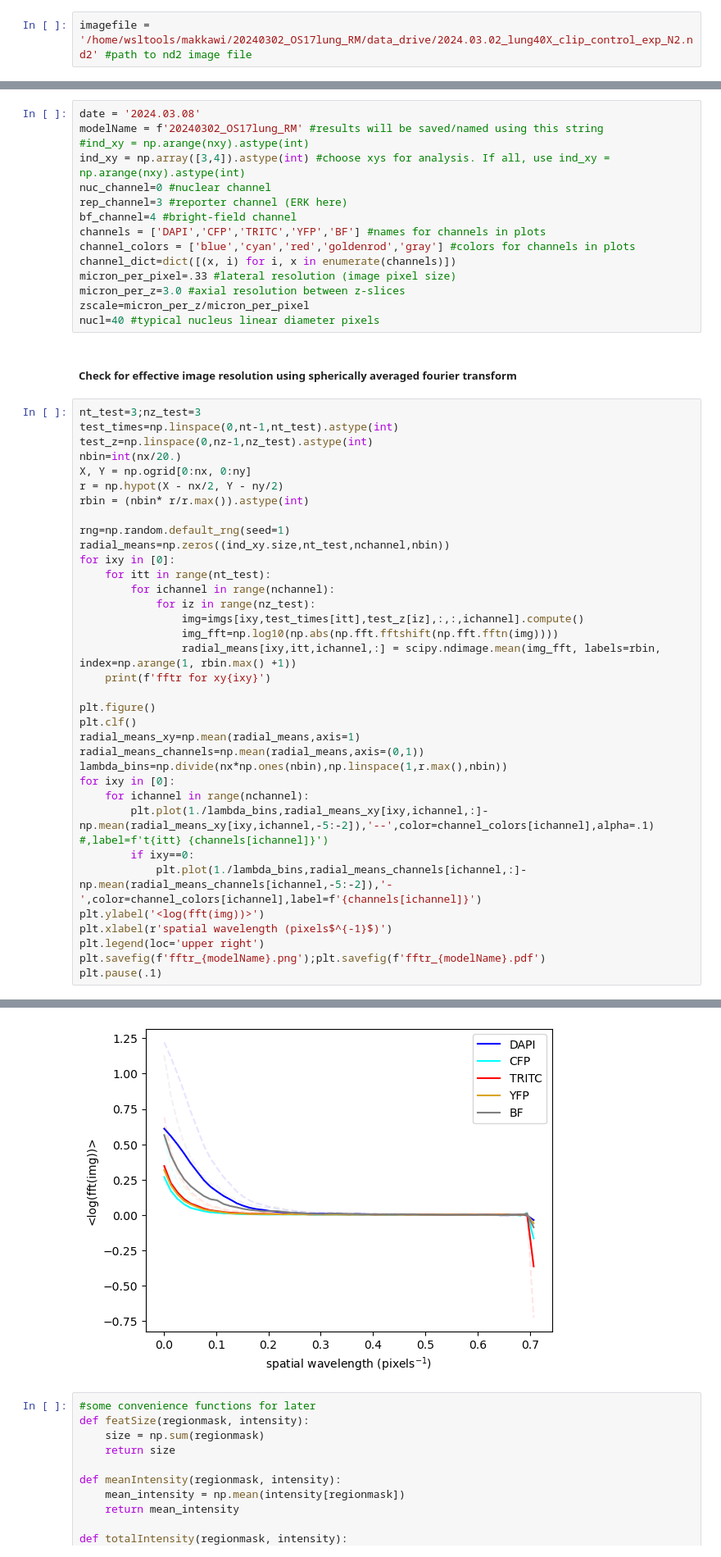
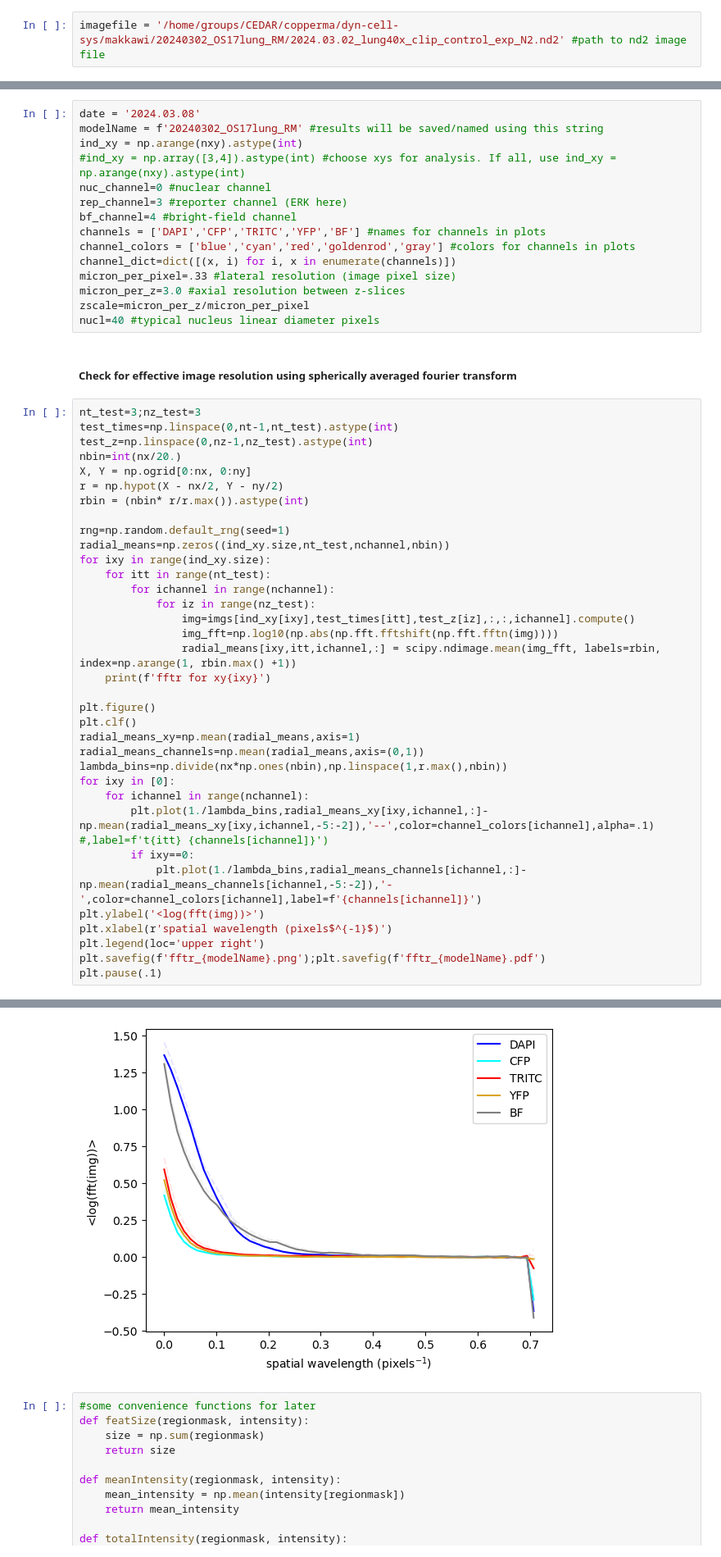
Before and after one commit to ohsu-cedar-comp-hub/dynamical-cell-systems-group, a Jupyter notebook: makkawi/extract_rois_20240308_RM.ipynb, the cells around one changed output, grey strips where cells are left out. Shown at 82% size. Cells and saved outputs as stored; diff of their text form.

```diff
--- a/makkawi/extract_rois_20240308_RM.ipynb
+++ b/makkawi/extract_rois_20240308_RM.ipynb
@@ -24,7 +24,7 @@ from IPython.display import clear_output
 # %% [markdown]
 #### Step 1: Load and organize the image data
 # %%
-imagefile = '/home/wsltools/makkawi/20240302_OS17lung_RM/data_drive/2024.03.02_lung40X_clip_control_exp_N2.nd2' #path to nd2 image file
+imagefile = '/home/groups/CEDAR/copperma/dyn-cell-sys/makkawi/20240302_OS17lung_RM/2024.03.02_lung40x_clip_control_exp_N2.nd2' #path to nd2 image file
 # %%
 imgs = nd2.imread(imagefile,dask=True)
 imgs=np.swapaxes(imgs,3,5) #nd2 comes with an awkward channel order, rearranging
@@ -39,8 +41,8 @@ NameError: name 'nt' is not defined
 # %%
 date = '2024.03.08'
 modelName = f'20240302_OS17lung_RM' #results will be saved/named using this string
-#ind_xy = np.arange(nxy).astype(int)
-ind_xy = np.array([3,4]).astype(int) #choose xys for analysis. If all, use ind_xy = np.arange(nxy).astype(int)
+ind_xy = np.arange(nxy).astype(int)
+#ind_xy = np.array([3,4]).astype(int) #choose xys for analysis. If all, use ind_xy = np.arange(nxy).astype(int)
 nuc_channel=0 #nuclear channel
 rep_channel=3 #reporter channel (ERK here)
 bf_channel=4 #bright-field channel
@@ -64,11 +66,11 @@ rbin = (nbin* r/r.max()).astype(int)
 
 rng=np.random.default_rng(seed=1)
 radial_means=np.zeros((ind_xy.size,nt_test,nchannel,nbin))
-for ixy in [0]:
+for ixy in range(ind_xy.size):
     for itt in range(nt_test):
         for ichannel in range(nchannel):
             for iz in range(nz_test):
-                img=imgs[ixy,test_times[itt],test_z[iz],:,:,ichannel].compute()
+                img=imgs[ind_xy[ixy],test_times[itt],test_z[iz],:,:,ichannel].compute()
                 img_fft=np.log10(np.abs(np.fft.fftshift(np.fft.fftn(img))))
                 radial_means[ixy,itt,ichannel,:] = scipy.ndimage.mean(img_fft, labels=rbin, index=np.arange(1, rbin.max() +1))
     print(f'fftr for xy{ixy}')
@@ -93,4 +96,4 @@ fftr for xy0
-[figure, old version]
+[figure, new version]
 # %%
 #some convenience functions for later
 def featSize(regionmask, intensity):
```
Also changed, not shown: parts of 9 cells of this notebook, 3 other files.
